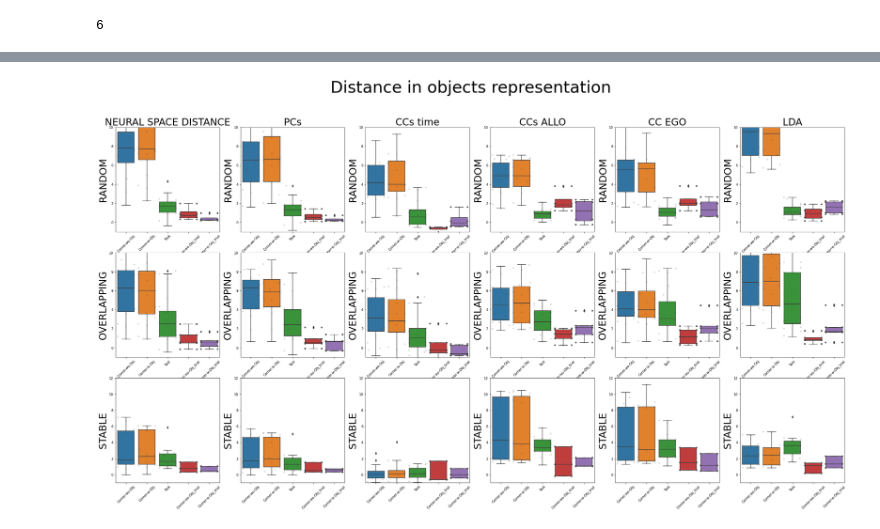
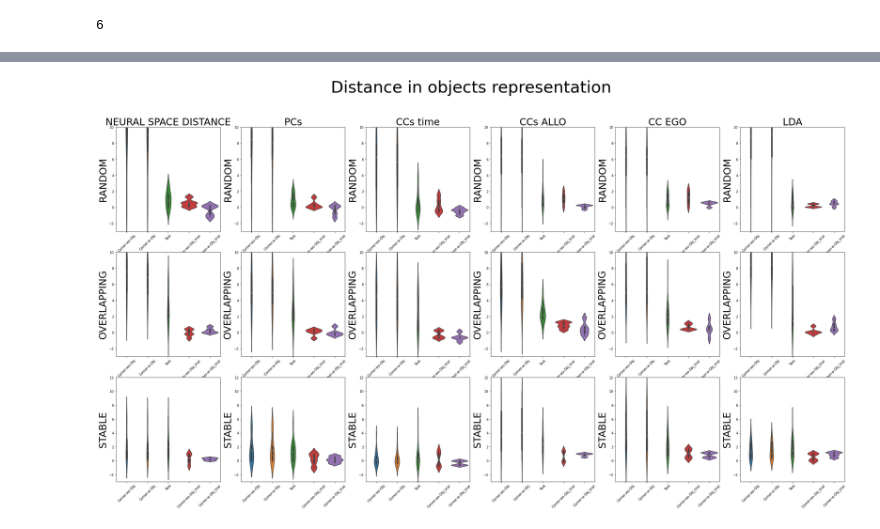
Before and after one commit to melisamc89/neural_analysys, a Jupyter notebook: src/mean_representantional_distance_all_mice.ipynb, the cells around one changed output, grey strips where cells are left out. Drawn from its saved outputs; the diff is of its cells as text; code cells hidden in the pictures.

```diff
--- a/src/mean_representantional_distance_all_mice.ipynb
+++ b/src/mean_representantional_distance_all_mice.ipynb
@@ -74,7 +74,7 @@ counter_stable = 0
 counter_overlapping = 0
 
 for day in range(4):
-    for i in range(len(mouse_vector)):
+    for i in [0,1,2,3,4,5,6]:
         mouse = mouse_vector[i]
         #### check session_random
         session = sessions_random[i]
@@ -443,10 +443,10 @@ label2 = ['RANDOM','OVERLAPPING','STABLE']
 
 for i in range(6):
     ax1 = figure.add_subplot(gs[0,i])
-    ax1 = sns.boxplot(data = [random_list1[i],overlapping_list1[i],stable_list1[i],
+    ax1 = sns.violinplot(data = [random_list1[i],overlapping_list1[i],stable_list1[i],
                               random_list1_trial[i],overlapping_list1_trial[i],stable_list1_trial[i]], orient = 'v')
-    ax1 = sns.swarmplot(data=[random_list1[i],overlapping_list1[i],stable_list1[i],
-                              random_list1_trial[i],overlapping_list1_trial[i],stable_list1_trial[i]], color=".25", alpha = 0.2)
+    # ax1 = sns.swarmplot(data=[random_list1[i],overlapping_list1[i],stable_list1[i],
+    #                           random_list1_trial[i],overlapping_list1_trial[i],stable_list1_trial[i]], color=".25", alpha = 0.2)
     ax1.set_xticklabels(label1)
     ax1.set_xticklabels(label1)
     ax1.set_ylim([-2,10])
@@ -455,20 +455,20 @@ for i in range(6):
 
 
     ax1 = figure.add_subplot(gs[1,i])
-    ax1 = sns.boxplot(data = [random_list2[i],overlapping_list2[i],stable_list2[i],
+    ax1 = sns.violinplot(data = [random_list2[i],overlapping_list2[i],stable_list2[i],
                             random_list2_trial[i],overlapping_list2_trial[i],stable_list2_trial[i]], orient = 'v')
-    ax1 = sns.swarmplot(data=[random_list2[i],overlapping_list2[i],stable_list2[i],
-                              random_list2_trial[i],overlapping_list2_trial[i],stable_list2_trial[i]], color=".25", alpha = 0.2)
+    # ax1 = sns.swarmplot(data=[random_list2[i],overlapping_list2[i],stable_list2[i],
+    #                           random_list2_trial[i],overlapping_list2_trial[i],stable_list2_trial[i]], color=".25", alpha = 0.2)
     ax1.set_xticklabels(label1)
     ax1.set_ylim([-2,20])
     for tick in ax1.get_xticklabels():
         tick.set_rotation(45)
 
     ax1 = figure.add_subplot(gs[2,i])
-    ax1 = sns.boxplot(data = [random_list3[i],overlapping_list3[i],stable_list3[i],
+    ax1 = sns.violinplot(data = [random_list3[i],overlapping_list3[i],stable_list3[i],
                             random_list2_trial[i],overlapping_list2_trial[i],stable_list2_trial[i]], orient = 'v')
-    ax1 = sns.swarmplot(data=[random_list3[i],overlapping_list3[i],stable_list3[i],
-                            random_list2_trial[i],overlapping_list2_trial[i],stable_list2_trial[i]], color=".25", alpha = 0.2)
+    # ax1 = sns.swarmplot(data=[random_list3[i],overlapping_list3[i],stable_list3[i],
+    #                         random_list2_trial[i],overlapping_list2_trial[i],stable_list2_trial[i]], color=".25", alpha = 0.2)
     ax1.set_xticklabels(label1)
     ax1.set_ylim([-2,10])
     for tick in ax1.get_xticklabels():
@@ -612,45 +612,45 @@ label1 = ['Corner-wo-Obj','Corner-w-Obj','Task','Corner-wo-Obj_trial','Corner-w-
 
 for i in range(6):
     ax1 = figure.add_subplot(gs[0,i])
-    ax1 = sns.boxplot(data = [random_list1[i],random_list2[i],random_list3[i],
+    ax1 = sns.violinplot(data = [random_list1[i],random_list2[i],random_list3[i],
                               random_list1_trial[i],random_list2_trial[i]], orient = 'v')
-    ax1 = sns.swarmplot(data=[random_list1[i],random_list2[i],random_list3[i],
-                              random_list1_trial[i],random_list2_trial[i]], color=".25", alpha = 0.2)
+    # ax1 = sns.swarmplot(data=[random_list1[i],random_list2[i],random_list3[i],
+    #                           random_list1_trial[i],random_list2_trial[i]], color=".25", alpha = 0.2)
     ax1.set_xticklabels(label1)
     ax1.set_xticklabels(label1)
     for tick in ax1.get_xticklabels():
         tick.set_rotation(45)
     ax1.set_ylabel('RANDOM', fontsize = 30)
     ax1.set_title(titles[i],fontsize = 30)
-    ax1.set_ylim([-1,10])
+    ax1.set_ylim([-3,10])
 
     ax1 = figure.add_subplot(gs[1,i])
-    ax1 = sns.boxplot(data = [overlapping_list1[i],overlapping_list2[i],overlapping_list3[i],
+    ax1 = sns.violinplot(data = [overlapping_list1[i],overlapping_list2[i],overlapping_list3[i],
                             overlapping_list1_trial[i],overlapping_list2_trial[i]], orient = 'v')
-    ax1 = sns.swarmplot(data=[overlapping_list1[i],overlapping_list2[i],overlapping_list3[i],
-                            overlapping_list1_trial[i],overlapping_list2_trial[i]], color=".25", alpha = 0.2)
+    # ax1 = sns.swarmplot(data=[overlapping_list1[i],overlapping_list2[i],overlapping_list3[i],
+    #                         overlapping_list1_trial[i],overlapping_list2_trial[i]], color=".25", alpha = 0.2)
     ax1.set_xticklabels(label1)
     for tick in ax1.get_xticklabels():
         tick.set_rotation(45)
     ax1.set_ylabel('OVERLAPPING', fontsize = 30)
-    ax1.set_ylim([-1,10])
+    ax1.set_ylim([-3,10])
 
     ax1 = figure.add_subplot(gs[2,i])
-    ax1 = sns.boxplot(data = [stable_list1[i],stable_list2[i],stable_list3[i],
+    ax1 = sns.violinplot(data = [stable_list1[i],stable_list2[i],stable_list3[i],
                             stable_list1_trial[i],stable_list2_trial[i]], orient = 'v')
-    ax1 = sns.swarmplot(data=[stable_list1[i],stable_list2[i],stable_list3[i],
-                            stable_list1_trial[i],stable_list2_trial[i]],  color=".25", alpha = 0.2)
+    # ax1 = sns.swarmplot(data=[stable_list1[i],stable_list2[i],stable_list3[i],
+    #                         stable_list1_trial[i],stable_list2_trial[i]],  color=".25", alpha = 0.2)
     ax1.set_xticklabels(label1)
     for tick in ax1.get_xticklabels():
         tick.set_rotation(45)
     ax1.set_ylabel('STABLE', fontsize = 30)
-    ax1.set_ylim([-1,12])
+    ax1.set_ylim([-3,12])
 
 figure.set_size_inches([40,20])
 figure.suptitle(' Distance in objects representation', fontsize = 50)
 figure_name = figure_path + 'mean_representational_distance_bars2.png'
 figure.patch.set_facecolor('white')
 
 figure.savefig(figure_name)
 # %% [output]
-[figure, old version]
+[figure, new version]
```
Also changed, not shown: parts of 5 cells of this notebook, 4 other files.
